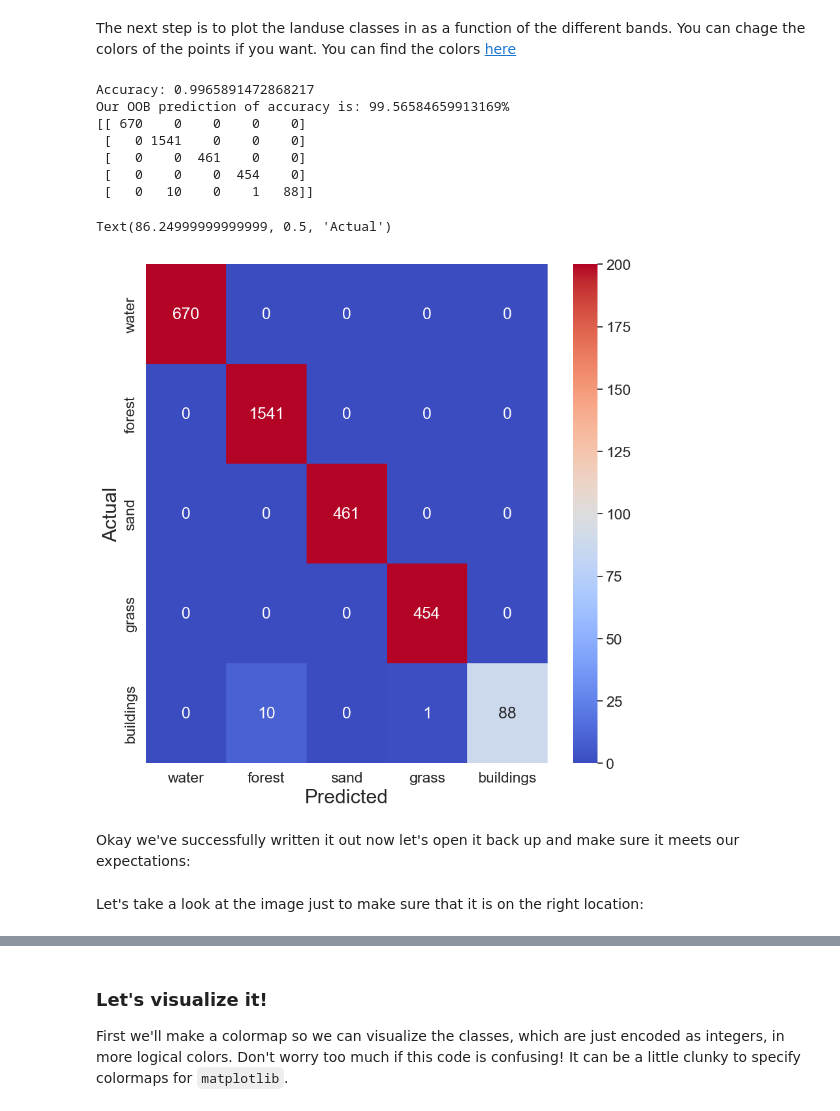
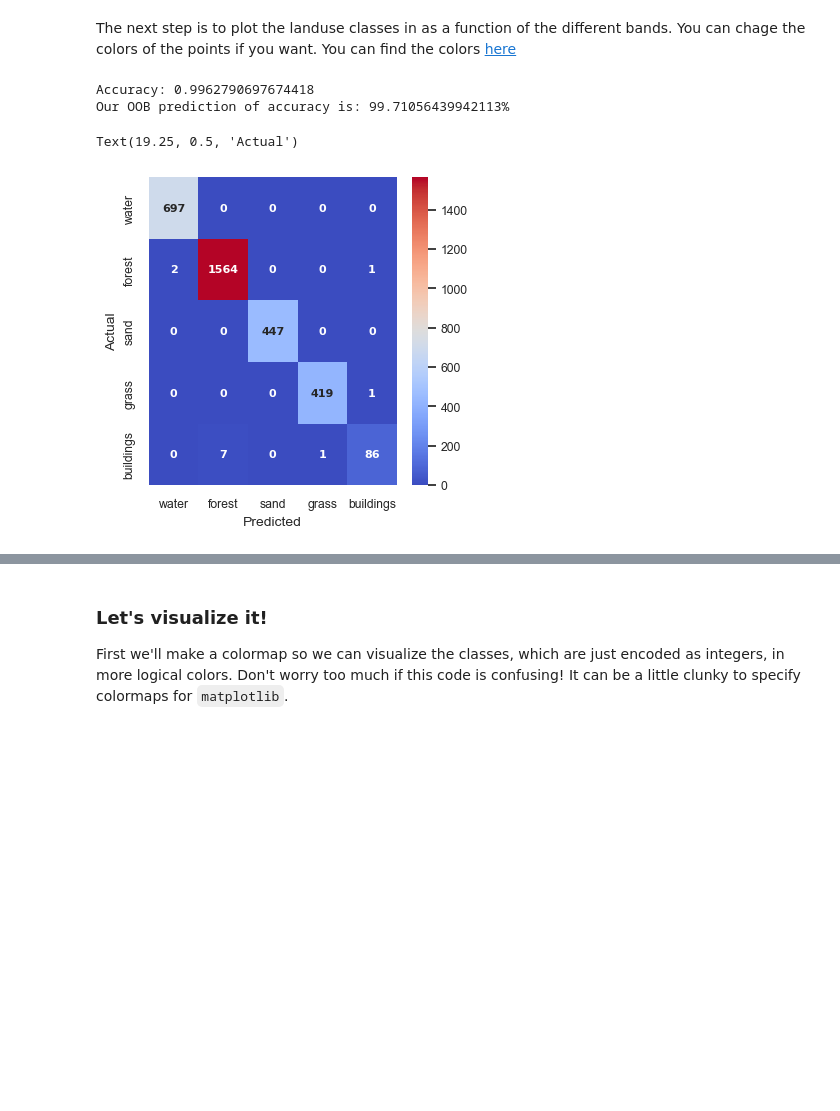
Before and after one commit to MarkTerlien/Quatro-Book-TeM, a Jupyter notebook: supervised_classification.ipynb, the cells around one changed output, grey strips where cells are left out. Saved outputs shown, nothing was run; the diff lists cells and outputs as text; code cells hidden in the pictures; blank space fills up the shorter version.

```diff
--- a/supervised_classification.ipynb
+++ b/supervised_classification.ipynb
@@ -238,48 +298,43 @@ fig.show()
 # %%
 # Split the dataset into training and test
 X_train, X_test, y_train, y_test = train_test_split(X, y, test_size=0.7) # 70% training and 30% test
 
 # Initialize our model with 500 trees
 rf = RandomForestClassifier(n_estimators=50, oob_score=True)
 
 # Train the model using the training sets
 rf.fit(X_train,y_train)
 
 # Use the model to predict
 y_pred = rf.predict(X_test)
 
 # Model Accuracy, how often is the classifier correct?
 print("Accuracy:", metrics.accuracy_score(y_test, y_pred))
 
 # Print prediction
 print('Our OOB prediction of accuracy is: {oob}%'.format(oob=rf.oob_score_ * 100))
 
 # Confusion matrix to see how many points are correctly classified
 conf_mat = metrics.confusion_matrix(y_test, y_pred)
-print(conf_mat)
-categories = ['water','forest','sand','grass','buildings']
+categories = landuse_classes_list
 conf_matrix_df = pd.DataFrame(conf_mat,columns=categories,index=categories)
 
 # Plot confusion matrix heatmap
-plt.figure(figsize=(10, 10))
-sns.set(font_scale=1.5)
+plt.figure(figsize=(4, 4))
+sns.set(font_scale=0.8)
 sns.heatmap(conf_matrix_df,
             cmap='coolwarm',
             annot=True,
             fmt='.5g',
-            vmax=200)
-
-plt.xlabel('Predicted',fontsize=22)
-plt.ylabel('Actual',fontsize=22)
+            annot_kws={
+                'fontsize': 8,
+                'fontweight': 'bold',
+                'fontfamily': 'DejaVu Sans'
+            })
+plt.xlabel('Predicted',fontsize=10)
+plt.ylabel('Actual',fontsize=10)
 # %% [output]
-Accuracy: 0.9965891472868217
-Our OOB prediction of accuracy is: 99.56584659913169%
-[[ 670    0    0    0    0]
- [   0 1541    0    0    0]
- [   0    0  461    0    0]
- [   0    0    0  454    0]
- [   0   10    0    1   88]]
+Accuracy: 0.9962790697674418
+Our OOB prediction of accuracy is: 99.71056439942113%
-Text(86.24999999999999, 0.5, 'Actual')
+Text(19.25, 0.5, 'Actual')
-[figure, old version]
+[figure, new version]
-# %% [markdown]
-Okay we've successfully written it out now let's open it back up and make sure it meets our expectations:
@@ -292,2 +340,0 @@ print('Number of bands: ' + str(full_dataset.count)) # bands
-# %% [markdown]
-Let's take a look at the image just to make sure that it is on the right location:
```
Also changed, not shown: parts of 65 cells of this notebook, 13 other files.
